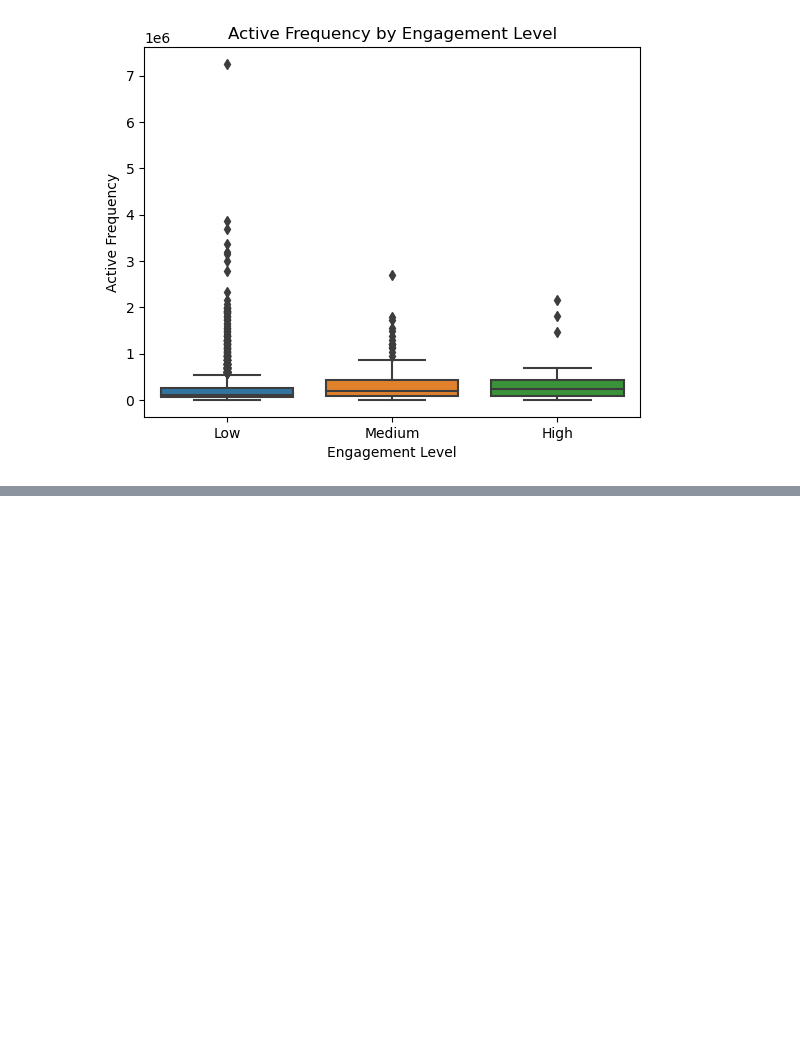
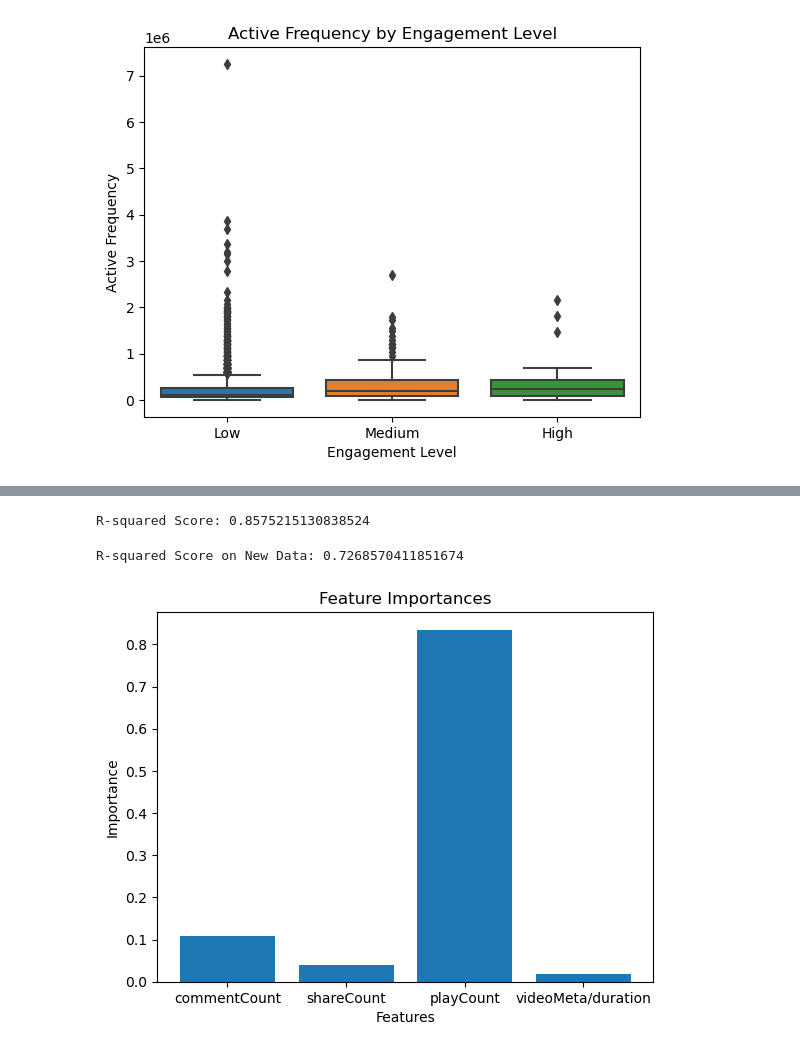
Before and after one commit to sqtang37/TikTok-Influencer-Success-Unveiled, a Jupyter notebook: TikTok Influencer Success Unveiled.ipynb, the cells around one changed output, grey strips where cells are left out. Saved outputs shown, nothing was run; the diff lists cells and outputs as text; code cells hidden in the pictures; blank space fills up the shorter version.

```diff
--- a/TikTok Influencer Success Unveiled.ipynb
+++ b/TikTok Influencer Success Unveiled.ipynb
@@ -5,7 +5,7 @@ import matplotlib.pyplot as plt
 import sklearn
 import seaborn as sns
 # %%
-data = pd.read_csv("tiktokdataset_top20.csv")
+data = pd.read_csv("/Users/sqtang37/Desktop/Project/Datares/tiktokdataset_top20.csv")
 data.head()
 # %% [output]
 |  | authorMeta/avatar | authorMeta/bioLink | authorMeta/commerceUserInfo/comme... | authorMeta/digg | authorMeta/fans | ... |
@@ -337,0 +346,52 @@ plt.show()
+# %%
+present_data = data[['diggCount','commentCount', 'shareCount', 'playCount', 'videoMeta/duration']]
+# %%
+# Select relevant features and target variable
+selected_features = ['commentCount', 'shareCount', 'playCount', 'videoMeta/duration']
+target_variable = 'diggCount'
+X = present_data[selected_features]
+y = present_data[target_variable]
+
+X_train, X_test, y_train, y_test = train_test_split(X, y, test_size=0.2, random_state=42)
+
+# Find the best n_estimators
+param_dist = {'n_estimators': randint(10, 1000),}
+randomized_search = RandomizedSearchCV(RandomForestRegressor(random_state=42),
+                                       param_distributions=param_dist, n_iter=5, cv=5)
+randomized_search.fit(X_train, y_train)
+best_n_estimators = randomized_search.best_params_['n_estimators']
+
+# Train a Random Forest Regressor model
+model = RandomForestRegressor(n_estimators=best_n_estimators, random_state=42)
+model.fit(X_train, y_train)
+
+y_pred = model.predict(X_test)
+
+r2 = r2_score(y_test, y_pred)
+print(f'R-squared Score: {r2}')
+# %% [output]
+R-squared Score: 0.8575215130838524
+# %%
+new_data = pd.read_csv("/Users/sqtang37/Desktop/Project/Datares/dataset_tiktok-scraper_beauty.csv")
+new_data = new_data[['diggCount','commentCount', 'shareCount', 'playCount', 'videoMeta/duration']]
+
+new_data_X = new_data[['commentCount', 'shareCount', 'playCount', 'videoMeta/duration']]
+true_labels = new_data[['diggCount']]
+# %%
+new_data_predictions = model.predict(new_data_X)
+new_data_r2 = r2_score(true_labels, new_data_predictions)
+print(f'R-squared Score on New Data: {new_data_r2}')
+feature_importance = model.feature_importances_
+# %% [output]
+R-squared Score on New Data: 0.7268570411851674
+# %%
+features = new_data_X.columns
+importance = model.feature_importances_
+
+plt.bar(features, importance)
+plt.xlabel('Features')
+plt.ylabel('Importance')
+plt.title('Feature Importances')
+plt.show()
+# %% [output]
+[figure, added]
```
Also changed, not shown: parts of 7 cells of this notebook.
